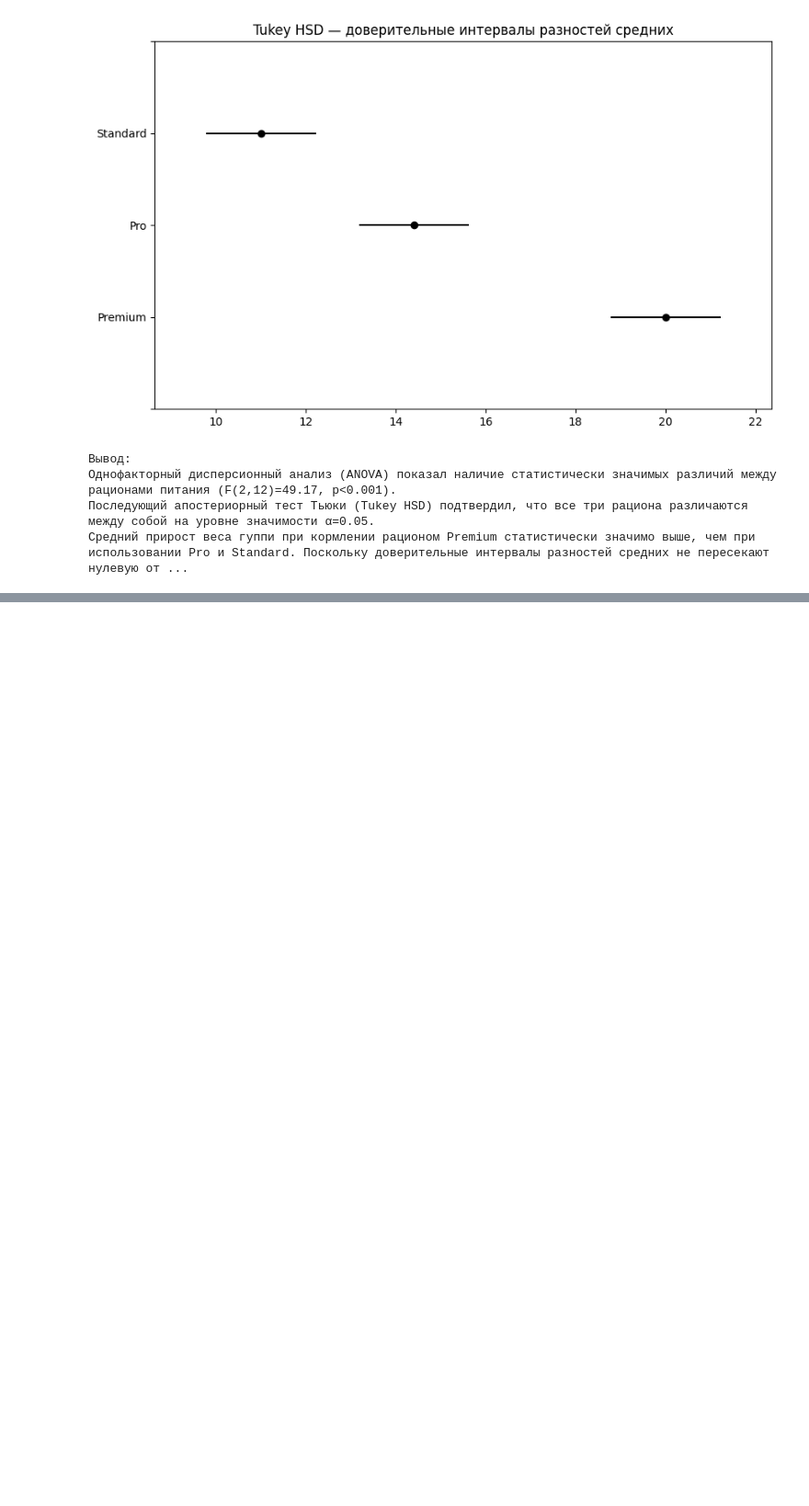
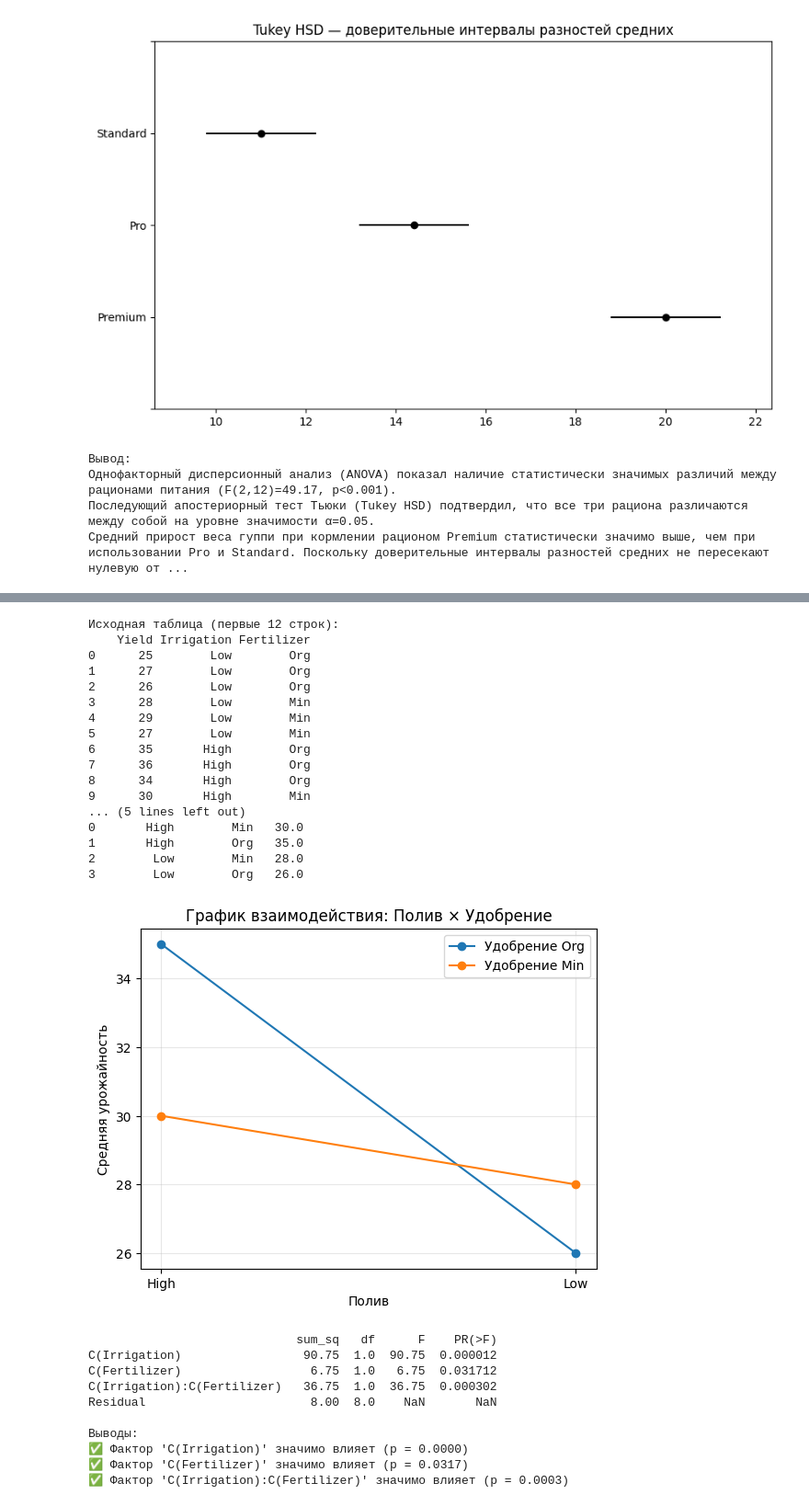
Before and after one commit to Arsenii-S7/Stats_Learning, a Jupyter notebook: Задачи.ipynb, the cells around one changed output, grey strips where cells are left out. Shown at 92% size. Drawn from its saved outputs; the diff is of its cells as text; code cells hidden in the pictures; blank space fills up the shorter version.

```diff
--- a/Задачи.ipynb
+++ b/Задачи.ipynb
@@ -640,0 +701,78 @@ Premium Standard     -9.0    0.0 -11.4451 -6.5549   True
+# %%
+import pandas as pd
+import numpy as np
+import matplotlib.pyplot as plt
+from statsmodels.formula.api import ols
+from statsmodels.stats.anova import anova_lm
+
+df = pd.DataFrame({
+    'Yield': [25, 27, 26, 28, 29, 27, 35, 36, 34, 30, 31, 29],
+    'Irrigation':   ['Low', 'Low', 'Low', 'Low', 'Low', 'Low', 'High', 'High','High', 'High', 'High', 'High'],
+    'Fertilizer': ['Org', 'Org', 'Org','Min', 'Min', 'Min', 'Org', 'Org', 'Org','Min', 'Min', 'Min']
+})
+
+
+# Посмотрим на таблицу, чтобы убедиться, что всё верно
+print("Исходная таблица (первые 12 строк):")
+print(df)
+
+# Подготовим агрегированную таблицу со средними (она понадобится для графика взаимодействия)
+mean_data = df.groupby(['Irrigation', 'Fertilizer'])['Yield'].mean().reset_index()
+
+print("\nТаблица средних значений для графика:")
+print(mean_data)
+
+for fertilizer in ['Org', 'Min']:
+    subset = mean_data[mean_data['Fertilizer'] == fertilizer]
+    plt.plot(subset['Irrigation'], subset['Yield'], marker='o', label=f'Удобрение {fertilizer}')
+plt.xlabel('Полив')
+plt.ylabel('Средняя урожайность')
+plt.title('График взаимодействия: Полив × Удобрение')
+plt.legend()
+plt.grid(True, alpha=0.3)
+plt.show()
+
+
+# Двухфакторный ANOVA (с взаимодействием)
+model = ols('Yield ~ C(Irrigation) * C(Fertilizer)', data = df).fit()
+anova_table = anova_lm(model, typ=2)   # тип 2 – стандартный для несбалансированных данных, но у нас баланс
+print(anova_table)
+
+alpha = 0.05 # пишем одинаково везде
+print("\nВыводы:")
+for factor in anova_table.index:
+    if factor != 'Residual': #Residual пропускаем, у него нет p-value
+        p_val = anova_table.loc[factor, 'PR(>F)']
+        if p_val < alpha:
+            print(f"✅ Фактор '{factor}' значимо влияет (p = {p_val:.4f})")
+        else:
+            print(f"❌ Фактор '{factor}' не значим (p = {p_val:.4f})")
+# %% [output]
+Исходная таблица (первые 12 строк):
+    Yield Irrigation Fertilizer
+0      25        Low        Org
+1      27        Low        Org
+2      26        Low        Org
+3      28        Low        Min
+4      29        Low        Min
+5      27        Low        Min
+6      35       High        Org
+7      36       High        Org
+8      34       High        Org
+9      30       High        Min
+... (5 lines left out)
+0       High        Min   30.0
+1       High        Org   35.0
+2        Low        Min   28.0
+3        Low        Org   26.0
+[figure, added]
+                             sum_sq   df      F    PR(>F)
+C(Irrigation)                 90.75  1.0  90.75  0.000012
+C(Fertilizer)                  6.75  1.0   6.75  0.031712
+C(Irrigation):C(Fertilizer)   36.75  1.0  36.75  0.000302
+Residual                       8.00  8.0    NaN       NaN
+
+Выводы:
+✅ Фактор 'C(Irrigation)' значимо влияет (p = 0.0000)
+✅ Фактор 'C(Fertilizer)' значимо влияет (p = 0.0317)
+✅ Фактор 'C(Irrigation):C(Fertilizer)' значимо влияет (p = 0.0003)
```
Also changed, not shown: parts of 6 cells of this notebook.
